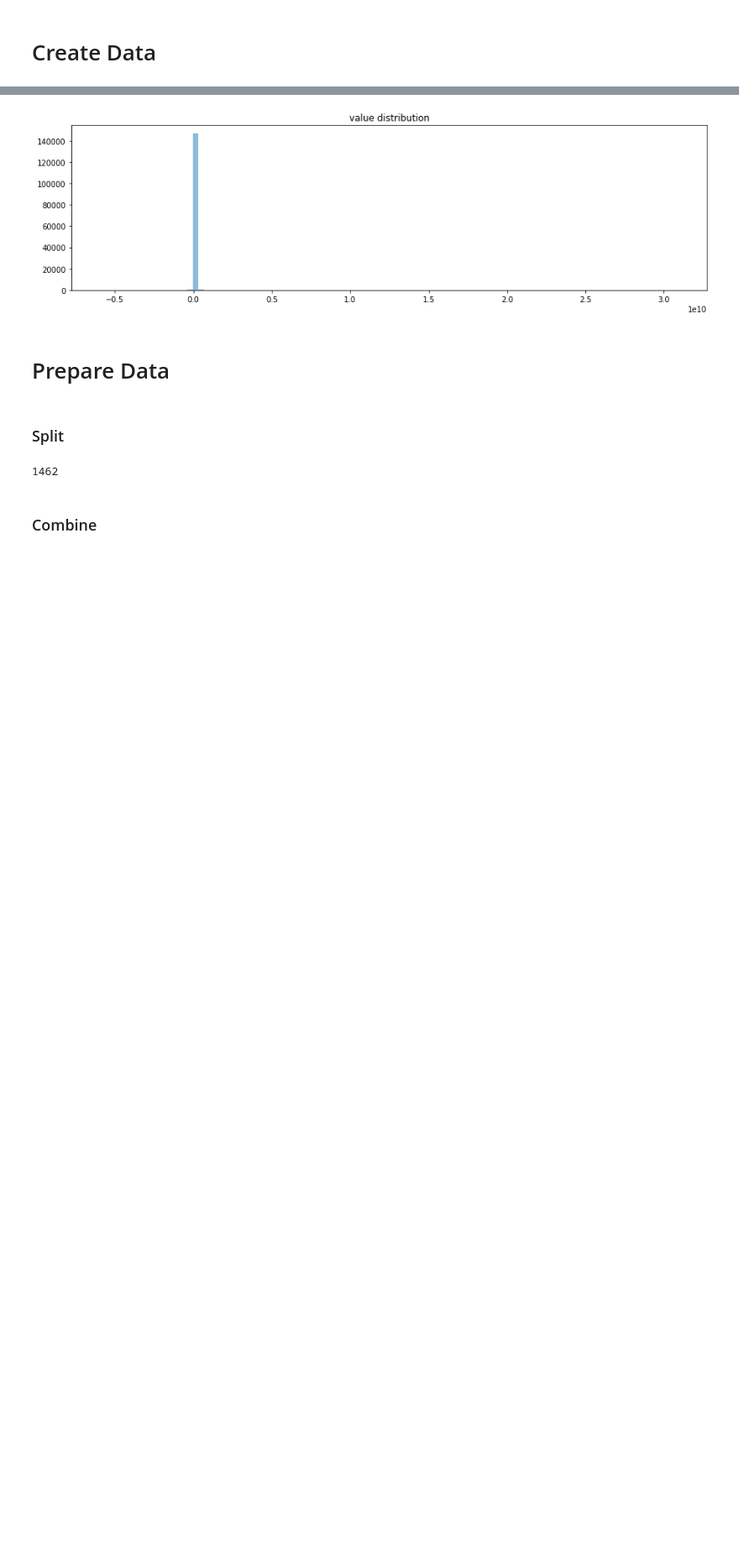
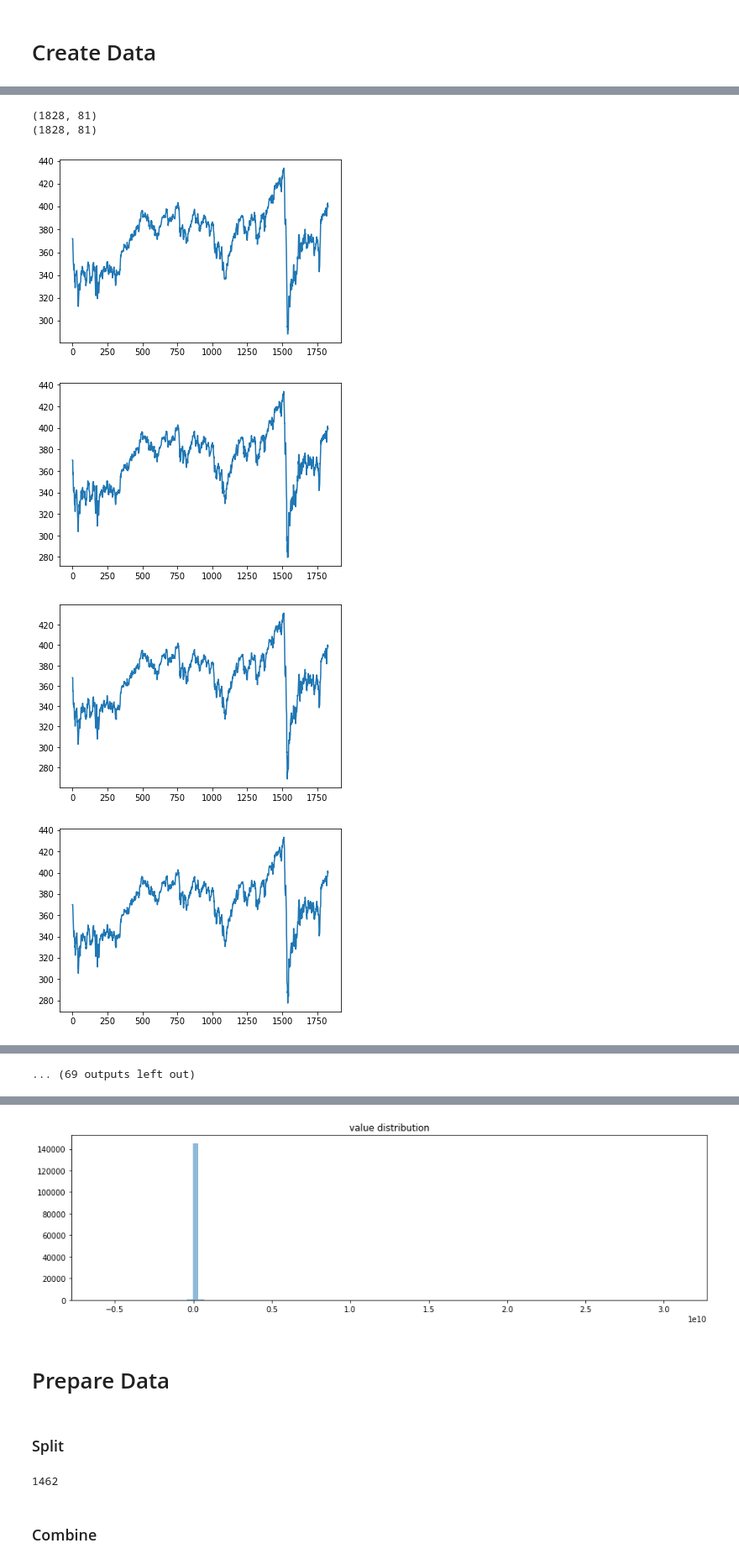
Before and after one commit to jerinka/Forecasting, a Jupyter notebook: Forecasting_DataPreprocessing.ipynb, the cells around one changed output, grey strips where cells are left out. Shown at 84% size. Saved outputs shown, nothing was run; the diff lists cells and outputs as text; code cells hidden in the pictures; blank space fills up the shorter version.

```diff
--- a/Forecasting_DataPreprocessing.ipynb
+++ b/Forecasting_DataPreprocessing.ipynb
@@ -23,0 +50,18 @@ plt.show()
+# %%
+data = x1
+print(data.shape)
+#x1 = np.delete(data, 8, axis=1)
+#np.save('xdata.npy',x1)
+print(data.shape)
+# %% [output]
+(1828, 81)
+(1828, 81)
+# %%
+for i in range(data.shape[1]):
+    plt.plot(t,data[:,i])
+    plt.show()
+# %% [output]
+[figure, added]
+[figure, added]
+[figure, added]
+[figure, added]
@@ -24,3 +76,4 @@ plt.show()
+... (69 outputs left out)
 # %%
 print(x1.shape)
 print(x2.shape)
```
Also changed, not shown: parts of 14 cells of this notebook, 2 other files.
